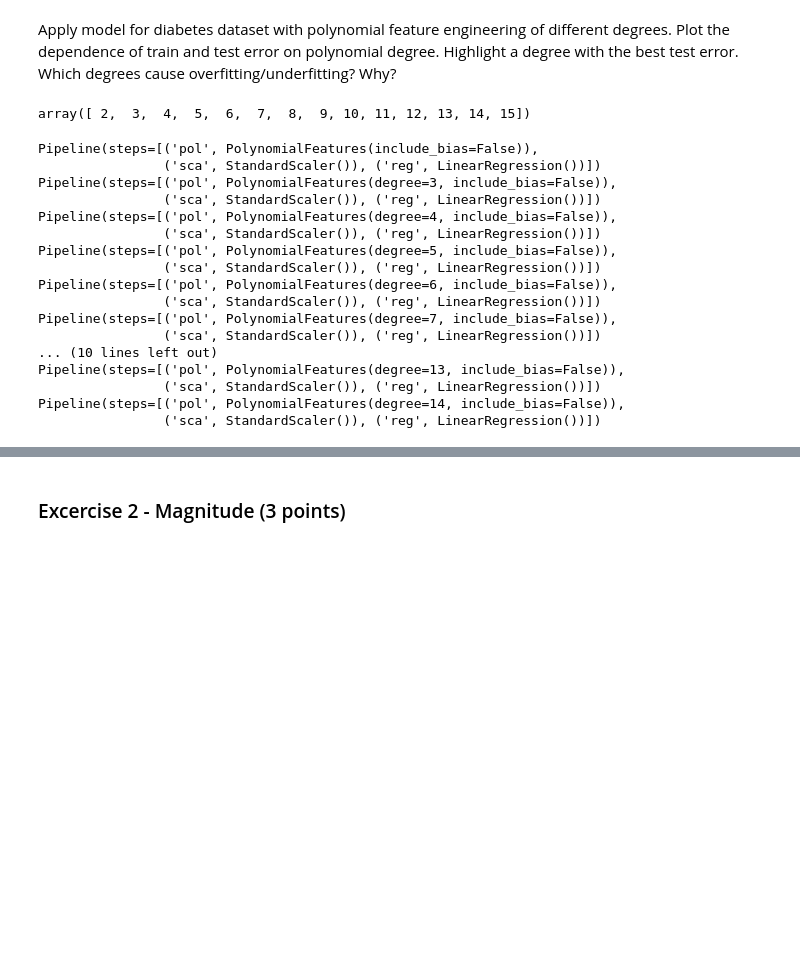
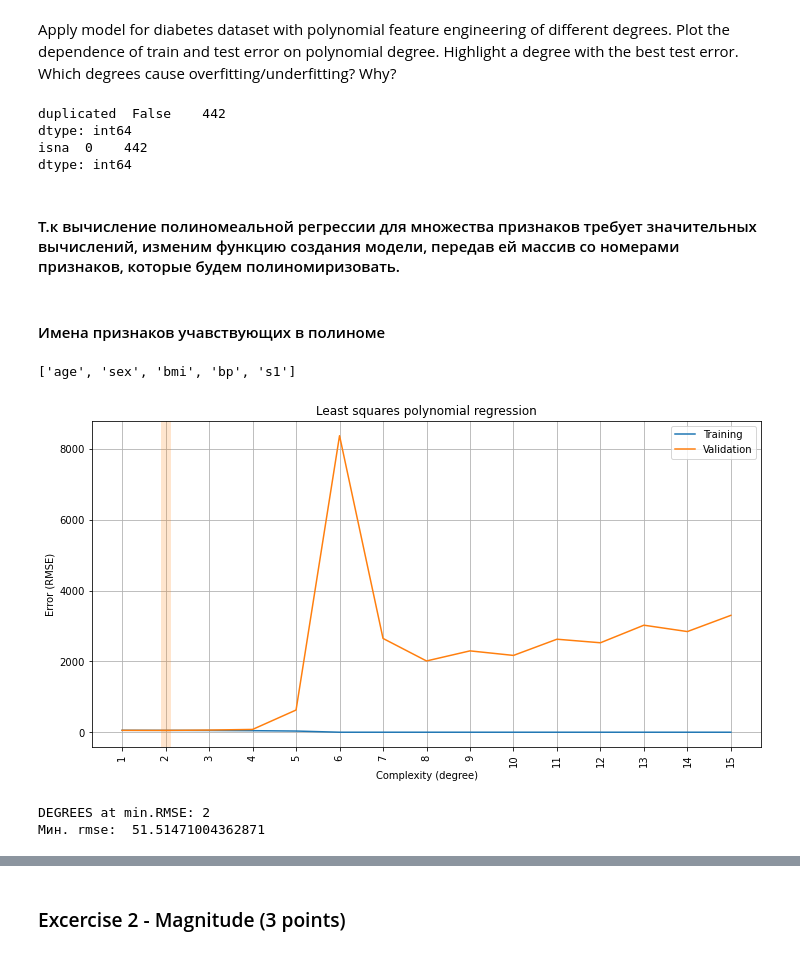
Before and after one commit to wert1999/RSschool, a Jupyter notebook: overfitting_regularization.ipynb, the cells around one changed output, grey strips where cells are left out. Saved outputs shown, nothing was run; the diff lists cells and outputs as text; code cells hidden in the pictures; blank space fills up the shorter version.

```diff
--- a/overfitting_regularization.ipynb
+++ b/overfitting_regularization.ipynb
@@ -344,40 +382,58 @@ sns.distplot(a=X_diabetes['age'], kde=False)
 # %% [markdown]
 Apply model for diabetes dataset with polynomial feature engineering of different degrees. Plot the dependence of train and test error on polynomial degree. Highlight a degree with the best test error. Which degrees cause overfitting/underfitting? Why?
+# %%
+DEGREES = DEGREES[DEGREES != 0]
 # %%
 X_train, X_valid, y_train, y_valid = train_test_split(X_diabetes, y_diabetes, test_size=0.3, random_state=SEED)
-#print("Shape", X_train.shape[0])
-#X_train.duplicated().value_counts()
-
-X_diabetes.isna().sum(axis=1).value_counts()
-DEGREES=DEGREES[1:]
-DEGREES
+print("duplicated ", X_diabetes.duplicated().value_counts())
+print("isna ",X_diabetes.isna().sum(axis=1).value_counts())
 # %% [output]
-array([ 2,  3,  4,  5,  6,  7,  8,  9, 10, 11, 12, 13, 14, 15])
+duplicated  False    442
+dtype: int64
+isna  0    442
+dtype: int64
+# %% [markdown]
+#### Т.к вычисление полиномеальной регрессии для множества признаков требует значительных вычислений, изменим функцию создания модели, передав ей массив со номерами признаков, которые будем полиномиризовать.
+# %%
+def make_model_small(degree, arr, alpha=0, penalty=None):
+    # linear regression
+    if alpha == 0:
+        regressor = LinearRegression()
+    # lasso regression",
+    elif penalty == 'L1':
+        regressor = Lasso(alpha=alpha, random_state=SEED, max_iter=50000, tol = 0.01)
+    # ridge regression",
+    elif penalty == 'L2':
+        regressor = Ridge(alpha=alpha, random_state=SEED, max_iter=50000)
+
+
+    return Pipeline([
+        ('pol', ColumnTransformer(transformers=[('cut', PolynomialFeatures(degree, include_bias=(degree == 0)), arr)], remainder='passthrough')),
+        ('sca', StandardScaler()),
+        ('reg', regressor)
+    ])
+# %% [markdown]
+#### Имена признаков учавствующих в полиноме
+# %%
+print(X_diabetes[X_diabetes.columns[[0,1,2,3,4]]].columns.tolist())
+# %% [output]
+['age', 'sex', 'bmi', 'bp', 's1']
 # %%
 rmse_train, rmse_valid = [], []
 for degree in DEGREES:
-    print(make_model(degree))
-    reg = make_model(degree).fit(X_train, y_train)
+    #print(make_model(degree))
+    reg = make_model_small(degree,[0,1,2,3,4]).fit(X_train, y_train)
+
     rmse_train.append(rmse(reg.predict(X_train), y_train))
     rmse_valid.append(rmse(reg.predict(X_valid), y_valid))
 
 plot_fitting_graph(DEGREES, rmse_train, rmse_valid, xlabel='Complexity (degree)', ylabel='Error (RMSE)',
                    title='Least squares polynomial regression')
 # %% [output]
-Pipeline(steps=[('pol', PolynomialFeatures(include_bias=False)),
-                ('sca', StandardScaler()), ('reg', LinearRegression())])
-Pipeline(steps=[('pol', PolynomialFeatures(degree=3, include_bias=False)),
-                ('sca', StandardScaler()), ('reg', LinearRegression())])
-Pipeline(steps=[('pol', PolynomialFeatures(degree=4, include_bias=False)),
-                ('sca', StandardScaler()), ('reg', LinearRegression())])
-Pipeline(steps=[('pol', PolynomialFeatures(degree=5, include_bias=False)),
-                ('sca', StandardScaler()), ('reg', LinearRegression())])
-Pipeline(steps=[('pol', PolynomialFeatures(degree=6, include_bias=False)),
-                ('sca', StandardScaler()), ('reg', LinearRegression())])
-Pipeline(steps=[('pol', PolynomialFeatures(degree=7, include_bias=False)),
-                ('sca', StandardScaler()), ('reg', LinearRegression())])
-... (10 lines left out)
-Pipeline(steps=[('pol', PolynomialFeatures(degree=13, include_bias=False)),
-                ('sca', StandardScaler()), ('reg', LinearRegression())])
-Pipeline(steps=[('pol', PolynomialFeatures(degree=14, include_bias=False)),
-                ('sca', StandardScaler()), ('reg', LinearRegression())])
+[figure, added]
+# %%
+print("DEGREES at min.RMSE:", DEGREES[np.argmin(rmse_valid)])
+print("Мин. rmse: ", np.min(rmse_valid))
+# %% [output]
+DEGREES at min.RMSE: 2
+Мин. rmse:  51.51471004362871
```
Also changed, not shown: parts of 53 cells of this notebook.
